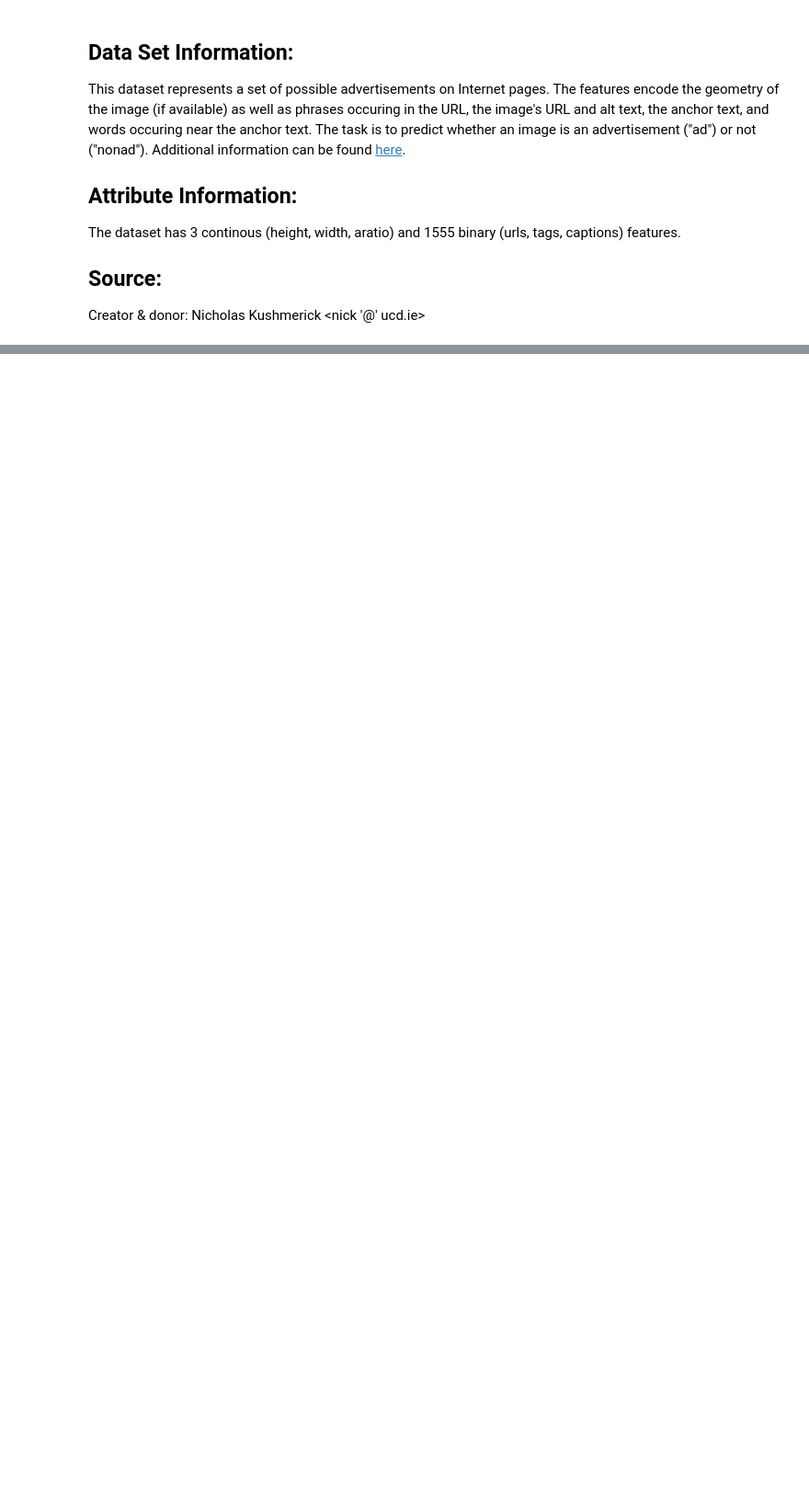
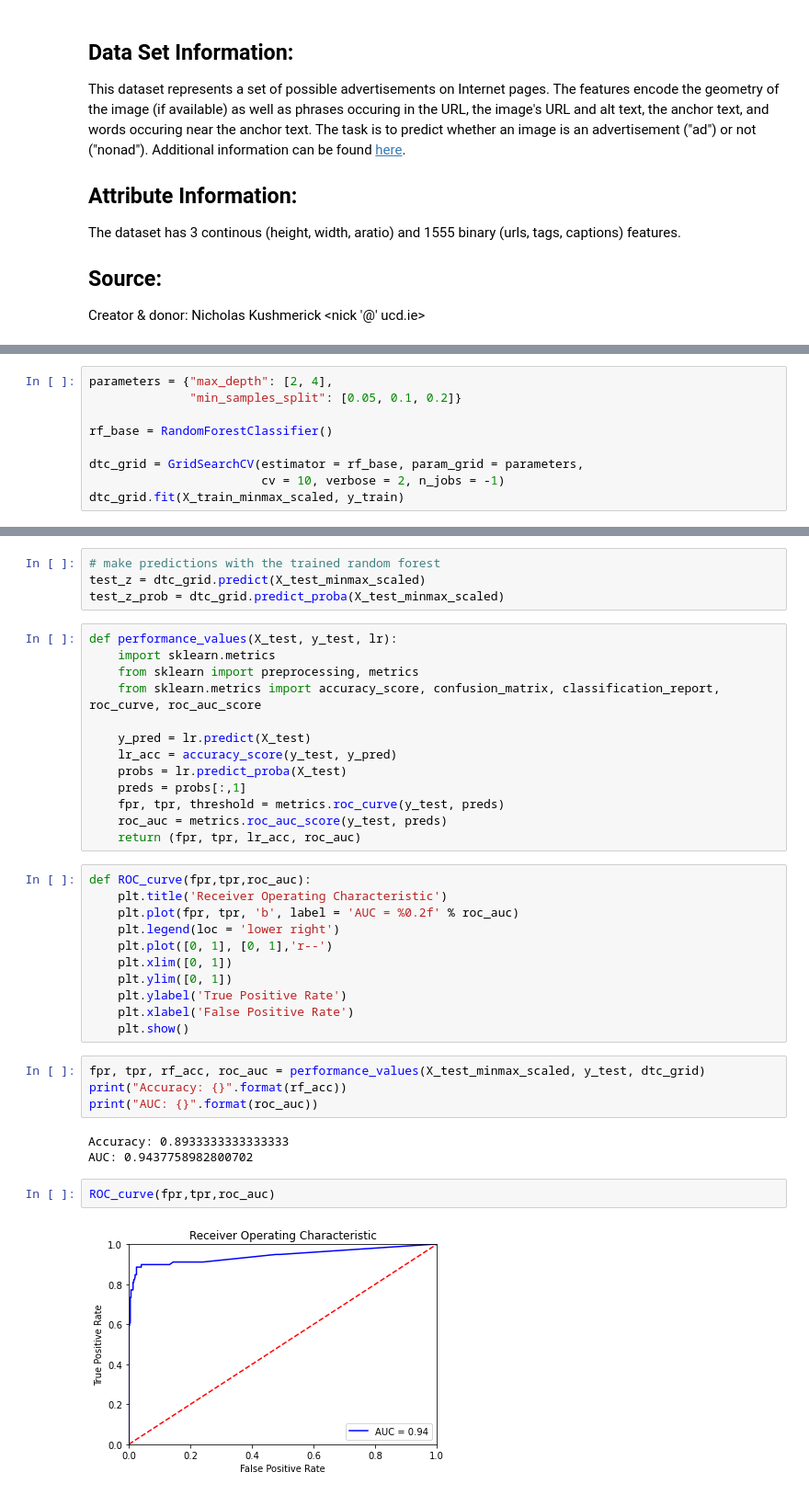
Before and after one commit to rodolfolermacontreras/ML_2_Assignment_3-, a Jupyter notebook: ML520-Lesson3-RodolfoLerma.ipynb, the cells around one changed output, grey strips where cells are left out. Shown at 92% size. Saved outputs shown, nothing was run; the diff lists cells and outputs as text; blank space fills up the shorter version.

```diff
--- a/ML520-Lesson3-RodolfoLerma.ipynb
+++ b/ML520-Lesson3-RodolfoLerma.ipynb
@@ -115,0 +249,9 @@ Question 7: Create a new text cell in your Notebook: Complete a 50-100 word summ
+# %%
+parameters = {"max_depth": [2, 4],
+              "min_samples_split": [0.05, 0.1, 0.2]}
+
+rf_base = RandomForestClassifier()
+
+dtc_grid = GridSearchCV(estimator = rf_base, param_grid = parameters,
+                        cv = 10, verbose = 2, n_jobs = -1)
+dtc_grid.fit(X_train_minmax_scaled, y_train)
@@ -115,0 +269,39 @@ Question 7: Create a new text cell in your Notebook: Complete a 50-100 word summ
+# %%
+# make predictions with the trained random forest
+test_z = dtc_grid.predict(X_test_minmax_scaled)
+test_z_prob = dtc_grid.predict_proba(X_test_minmax_scaled)
+# %%
+def performance_values(X_test, y_test, lr):
+    import sklearn.metrics
+    from sklearn import preprocessing, metrics
+    from sklearn.metrics import accuracy_score, confusion_matrix, classification_report, roc_curve, roc_auc_score
+
+    y_pred = lr.predict(X_test)
+    lr_acc = accuracy_score(y_test, y_pred)
+    probs = lr.predict_proba(X_test)
+    preds = probs[:,1]
+    fpr, tpr, threshold = metrics.roc_curve(y_test, preds)
+    roc_auc = metrics.roc_auc_score(y_test, preds)
+    return (fpr, tpr, lr_acc, roc_auc)
+# %%
+def ROC_curve(fpr,tpr,roc_auc):
+    plt.title('Receiver Operating Characteristic')
+    plt.plot(fpr, tpr, 'b', label = 'AUC = %0.2f' % roc_auc)
+    plt.legend(loc = 'lower right')
+    plt.plot([0, 1], [0, 1],'r--')
+    plt.xlim([0, 1])
+    plt.ylim([0, 1])
+    plt.ylabel('True Positive Rate')
+    plt.xlabel('False Positive Rate')
+    plt.show()
+# %%
+fpr, tpr, rf_acc, roc_auc = performance_values(X_test_minmax_scaled, y_test, dtc_grid)
+print("Accuracy: {}".format(rf_acc))
+print("AUC: {}".format(roc_auc))
+# %% [output]
+Accuracy: 0.8933333333333333
+AUC: 0.9437758982800702
+# %%
+ROC_curve(fpr,tpr,roc_auc)
+# %% [output]
+[figure, added]
```
Also changed, not shown: parts of 60 cells of this notebook.
